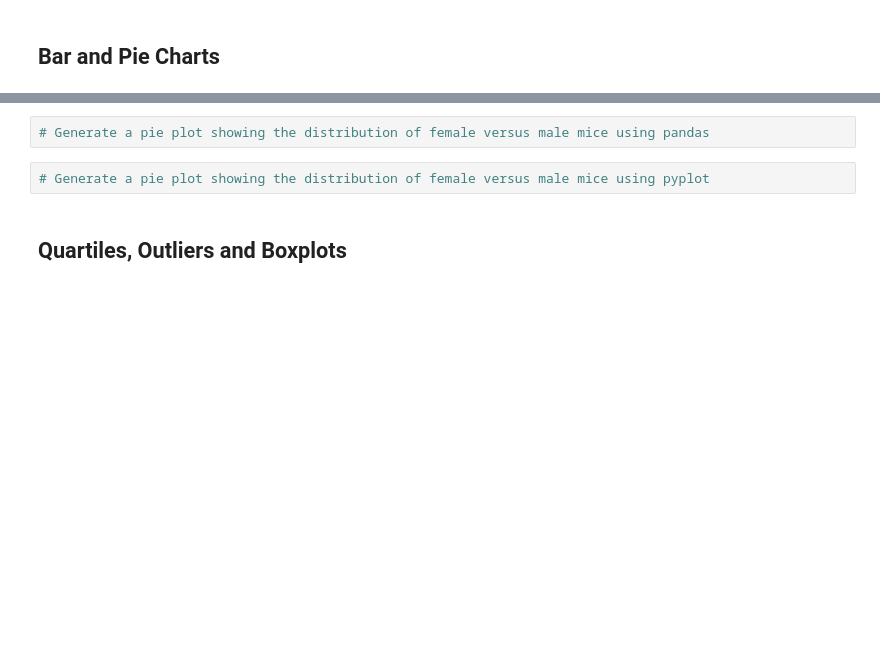
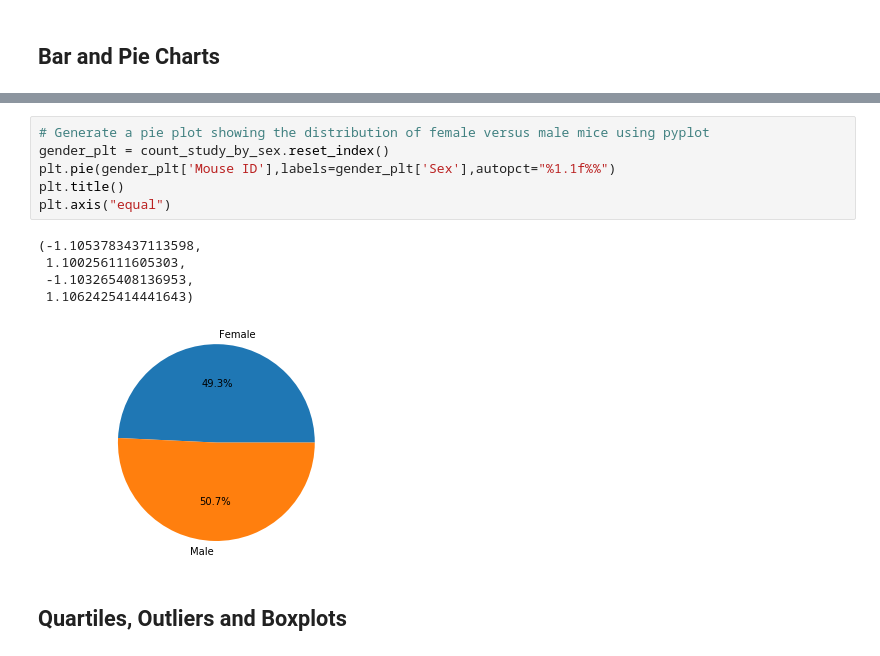
Before and after one commit to kdevanath/Plotting-Matplotlib, a Jupyter notebook: pymaceuticals_starter.ipynb, the cells around one changed output, grey strips where cells are left out. Saved outputs shown, nothing was run; the diff lists cells and outputs as text; blank space fills up the shorter version.

```diff
--- a/pymaceuticals_starter.ipynb
+++ b/pymaceuticals_starter.ipynb
@@ -145,7 +189,15 @@ tumor_study_stats_agg
 # %%
-# Generate a pie plot showing the distribution of female versus male mice using pandas
+# Generate a pie plot showing the distribution of female versus male mice using pyplot
+gender_plt = count_study_by_sex.reset_index()
+plt.pie(gender_plt['Mouse ID'],labels=gender_plt['Sex'],autopct="%1.1f%%")
+plt.title()
+plt.axis("equal")
+# %% [output]
+(-1.1053783437113598,
+ 1.100256111605303,
+ -1.103265408136953,
+ 1.1062425414441643)
+[figure, added]
-# %%
-# Generate a pie plot showing the distribution of female versus male mice using pyplot
 # %% [markdown]
 ## Quartiles, Outliers and Boxplots
 # %%
```
Also changed, not shown: parts of 4 cells of this notebook.
